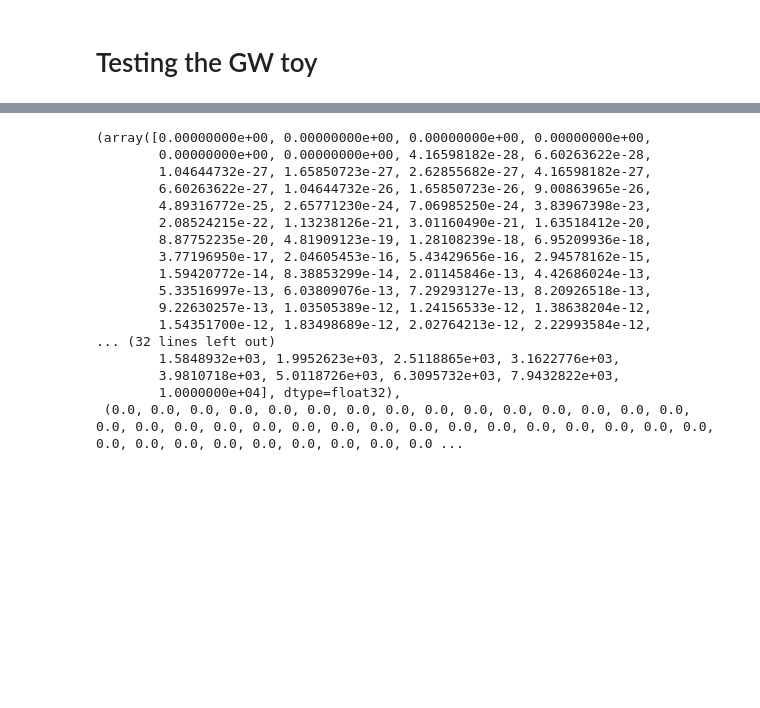
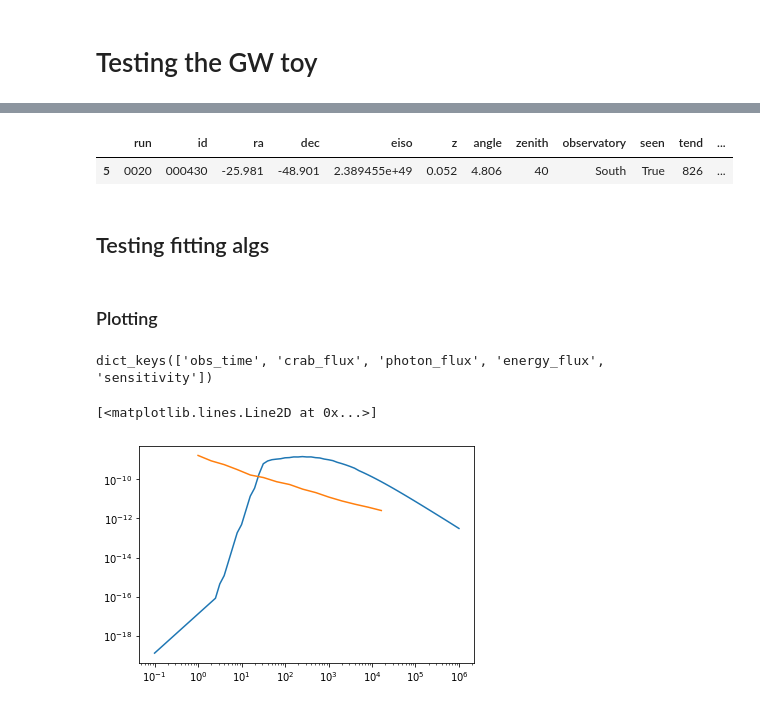
Before and after one commit to astrojarred/gravitational_wave_toy, a Jupyter notebook: gw_toy.ipynb, the cells around one changed output, grey strips where cells are left out. Drawn from its saved outputs; the diff is of its cells as text; code cells hidden in the pictures; blank space fills up the shorter version.

```diff
--- a/gw_toy.ipynb
+++ b/gw_toy.ipynb
@@ -28,37 +15,0 @@ grbs = find_files("GammaCatalogV1.0")[0:10]
-# %%
-def open_v1_fits(filepath: str):
-    try:
-        with fits.open(filepath) as hdu_list:
-            datalc = hdu_list[3].data
-            datatime = hdu_list[2].data
-            dataenergy = hdu_list[1].data
-
-            lc = datalc.field(0)
-            time = datatime.field(0)
-            energy = dataenergy.field(0)
-            spec = datalc[0]
-
-            return lc, time, energy, spec
-
-    except FileNotFoundError:
-        print(f"Input V1 GRB {filepath} not found.")
-# %%
-open_v1_fits(grbs[5])
-# %% [output]
-(array([0.00000000e+00, 0.00000000e+00, 0.00000000e+00, 0.00000000e+00,
-        0.00000000e+00, 0.00000000e+00, 4.16598182e-28, 6.60263622e-28,
-        1.04644732e-27, 1.65850723e-27, 2.62855682e-27, 4.16598182e-27,
-        6.60263622e-27, 1.04644732e-26, 1.65850723e-26, 9.00863965e-26,
-        4.89316772e-25, 2.65771230e-24, 7.06985250e-24, 3.83967398e-23,
-        2.08524215e-22, 1.13238126e-21, 3.01160490e-21, 1.63518412e-20,
-        8.87752235e-20, 4.81909123e-19, 1.28108239e-18, 6.95209936e-18,
-        3.77196950e-17, 2.04605453e-16, 5.43429656e-16, 2.94578162e-15,
-        1.59420772e-14, 8.38853299e-14, 2.01145846e-13, 4.42686024e-13,
-        5.33516997e-13, 6.03809076e-13, 7.29293127e-13, 8.20926518e-13,
-        9.22630257e-13, 1.03505389e-12, 1.24156533e-12, 1.38638204e-12,
-        1.54351700e-12, 1.83498689e-12, 2.02764213e-12, 2.22993584e-12,
-... (32 lines left out)
-        1.5848932e+03, 1.9952623e+03, 2.5118865e+03, 3.1622776e+03,
-        3.9810718e+03, 5.0118726e+03, 6.3095732e+03, 7.9432822e+03,
-        1.0000000e+04], dtype=float32),
- (0.0, 0.0, 0.0, 0.0, 0.0, 0.0, 0.0, 0.0, 0.0, 0.0, 0.0, 0.0, 0.0, 0.0, 0.0, 0.0, 0.0, 0.0, 0.0, 0.0, 0.0, 0.0, 0.0, 0.0, 0.0, 0.0, 0.0, 0.0, 0.0, 0.0, 0.0, 0.0, 0.0, 0.0, 0.0, 0.0, 0.0, 0.0, 0.0, 0.0 ...
@@ -64,0 +221,17 @@ open_v1_fits(grbs[5])
+# %%
+files = {
+    "north": {
+        20: "grbsens-5.0sigma_t1s-t16384s_irf-North_z20_0.5h.txt",
+        40: "grbsens-5.0sigma_t1s-t16384s_irf-North_z40_0.5h.txt",
+        60: "grbsens-5.0sigma_t1s-t16384s_irf-North_z60_0.5h.txt",
+    },
+    "south": {
+        20: "grbsens-5.0sigma_t1s-t16384s_irf-South_z20_0.5h.txt",
+        40: "grbsens-5.0sigma_t1s-t16384s_irf-South_z40_0.5h.txt",
+        60: "grbsens-5.0sigma_t1s-t16384s_irf-South_z60_0.5h.txt",
+    },
+}
+
+interpolations = get_interpolation_dict(files)
+
+bns = ParseBNS("BNS-GW-Time_onAxis5deg-original.txt")
@@ -64,0 +240,5 @@ open_v1_fits(grbs[5])
+# %%
+grb
+# %% [output]
+|  | run | id | ra | dec | eiso | z | angle | zenith | observatory | seen | tend | ... |
+| 5 | 0020 | 000430 | -25.981 | -48.901 | 2.389455e+49 | 0.052 | 4.806 | 40 | South | True | 826 | ... |
@@ -64,0 +247,19 @@ open_v1_fits(grbs[5])
+# %%
+grb = observe_grb(5, bns, interpolations, inttime=1000, tstart=252, zenith=40)
+# %% [markdown]
+## Testing fitting algs
+# %% [markdown]
+### Plotting
+# %%
+grbsens = ParseGrbsens("grbsens-5.0sigma_t1s-t16384s_irf-South_z40_0.5h.txt", orient="list", names = ["obs_time", "crab_flux", "photon_flux", "energy_flux", "sensitivity"])
+# %%
+grbsens.keys()
+# %% [output]
+dict_keys(['obs_time', 'crab_flux', 'photon_flux', 'energy_flux', 'sensitivity'])
+# %%
+flux = interp1d(grb["time"], grb["lc"])
+plt.loglog(grb['time'],grb['lc'])
+plt.loglog(grbsens["obs_time"], grbsens["photon_flux"])
+# %% [output]
+[<matplotlib.lines.Line2D at 0x...>]
+[figure, added]
```
Also changed, not shown: parts of 9 cells of this notebook, 1 other file.
